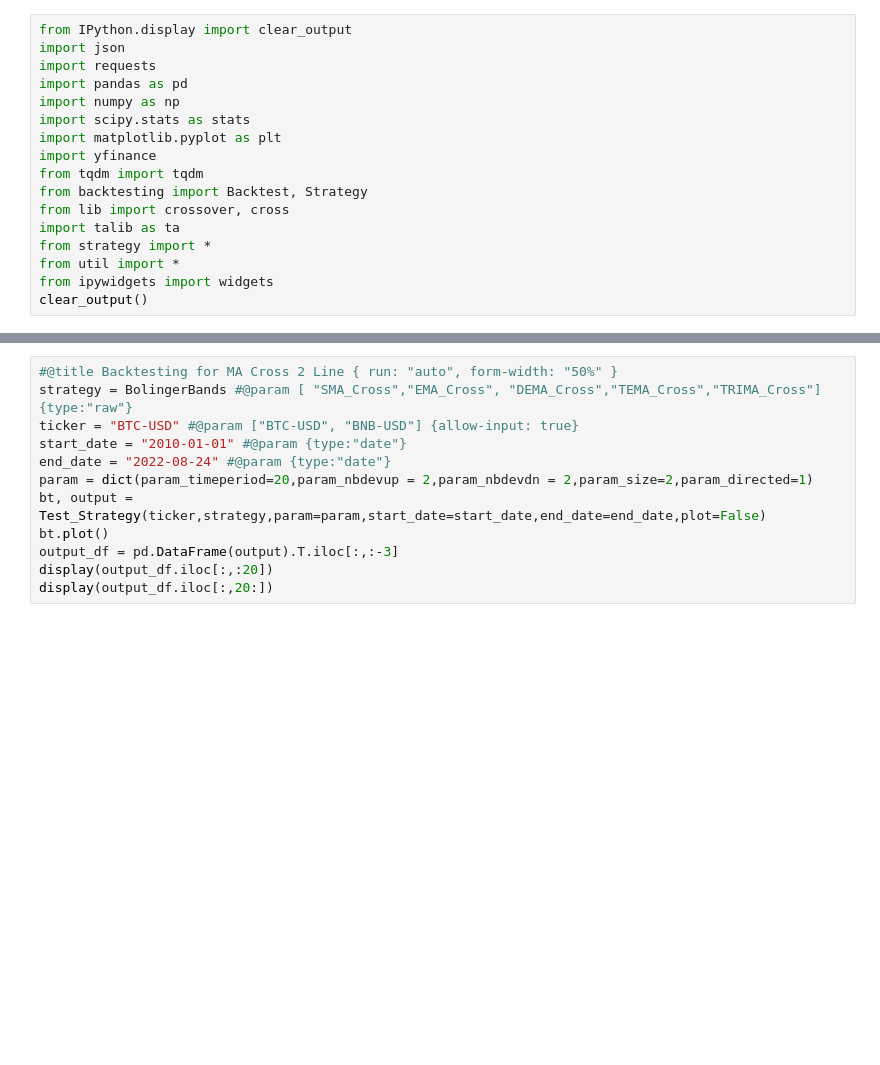
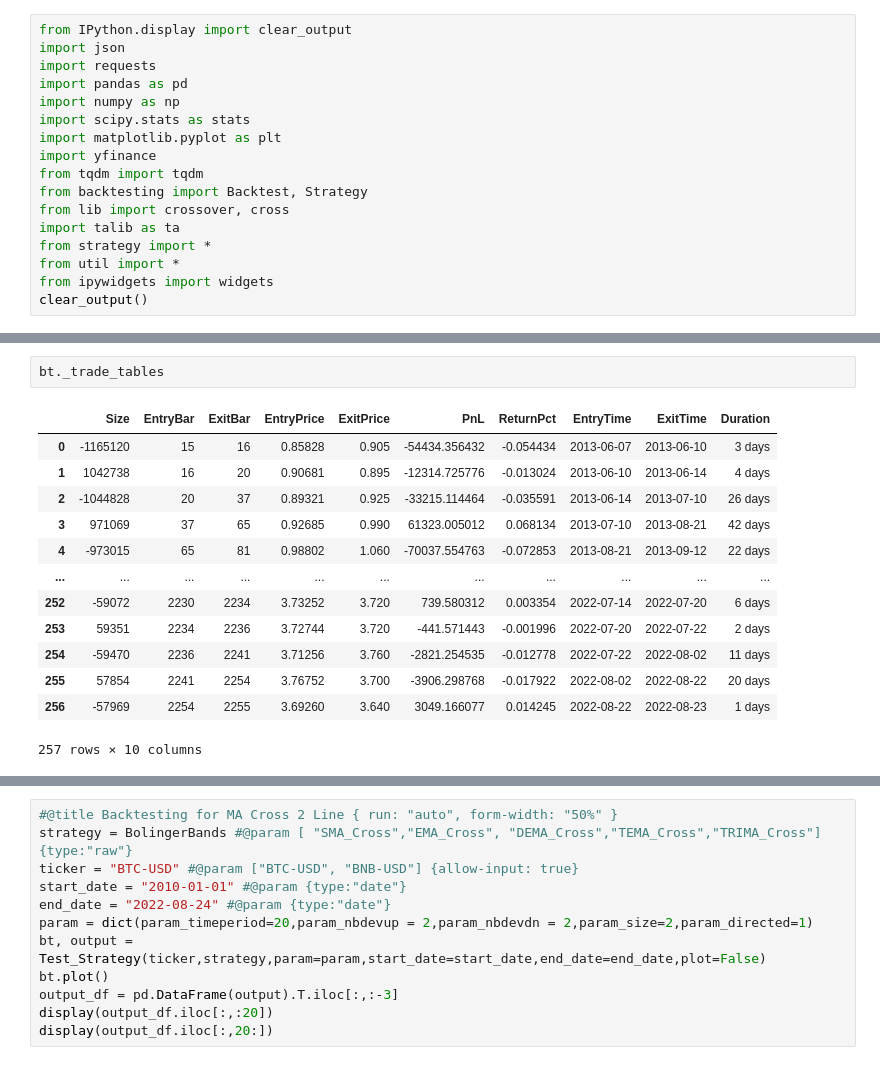
Before and after one commit to PeemapatW/backtesting.py_FL, a Jupyter notebook: backtesting/BT_Test.ipynb, the cells around one changed output, grey strips where cells are left out. Drawn from its saved outputs; the diff is of its cells as text; blank space fills up the shorter version.

```diff
--- a/backtesting/BT_Test.ipynb
+++ b/backtesting/BT_Test.ipynb
@@ -36,0 +51,16 @@ display(output_df.iloc[:,20:])
+# %%
+bt._trade_tables
+# %% [output]
+|  | Size | EntryBar | ExitBar | EntryPrice | ExitPrice | PnL | ReturnPct | EntryTime | ExitTime | Duration |
+| 0 | -1165120 | 15 | 16 | 0.85828 | 0.905 | -54434.356432 | -0.054434 | 2013-06-07 | 2013-06-10 | 3 days |
+| 1 | 1042738 | 16 | 20 | 0.90681 | 0.895 | -12314.725776 | -0.013024 | 2013-06-10 | 2013-06-14 | 4 days |
+| 2 | -1044828 | 20 | 37 | 0.89321 | 0.925 | -33215.114464 | -0.035591 | 2013-06-14 | 2013-07-10 | 26 days |
+| 3 | 971069 | 37 | 65 | 0.92685 | 0.990 | 61323.005012 | 0.068134 | 2013-07-10 | 2013-08-21 | 42 days |
+| 4 | -973015 | 65 | 81 | 0.98802 | 1.060 | -70037.554763 | -0.072853 | 2013-08-21 | 2013-09-12 | 22 days |
+| ... | ... | ... | ... | ... | ... | ... | ... | ... | ... | ... |
+| 252 | -59072 | 2230 | 2234 | 3.73252 | 3.720 | 739.580312 | 0.003354 | 2022-07-14 | 2022-07-20 | 6 days |
+| 253 | 59351 | 2234 | 2236 | 3.72744 | 3.720 | -441.571443 | -0.001996 | 2022-07-20 | 2022-07-22 | 2 days |
+| 254 | -59470 | 2236 | 2241 | 3.71256 | 3.760 | -2821.254535 | -0.012778 | 2022-07-22 | 2022-08-02 | 11 days |
+| 255 | 57854 | 2241 | 2254 | 3.76752 | 3.700 | -3906.298768 | -0.017922 | 2022-08-02 | 2022-08-22 | 20 days |
+| 256 | -57969 | 2254 | 2255 | 3.69260 | 3.640 | 3049.166077 | 0.014245 | 2022-08-22 | 2022-08-23 | 1 days |
+257 rows × 10 columns
```
Also changed, not shown: parts of 3 cells of this notebook, 4 other files.
